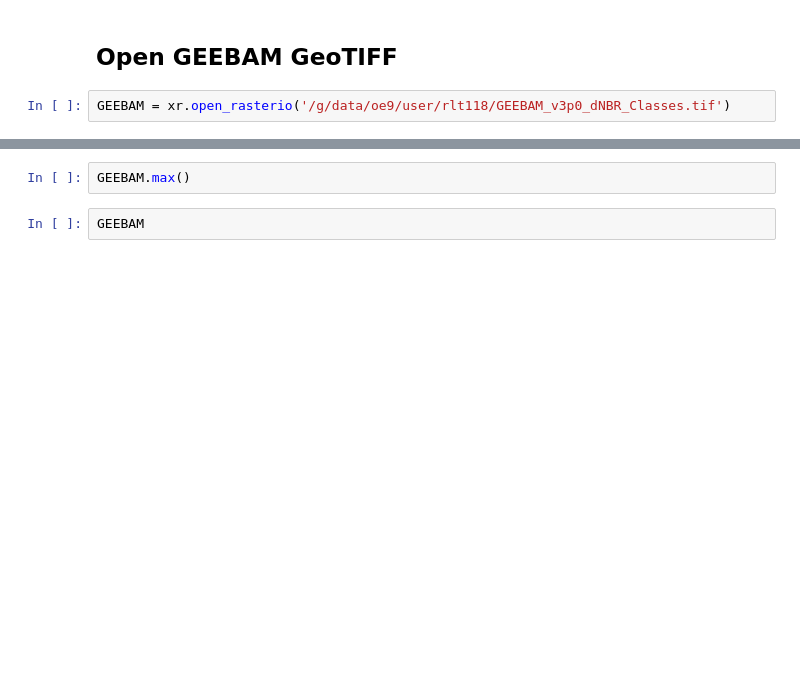
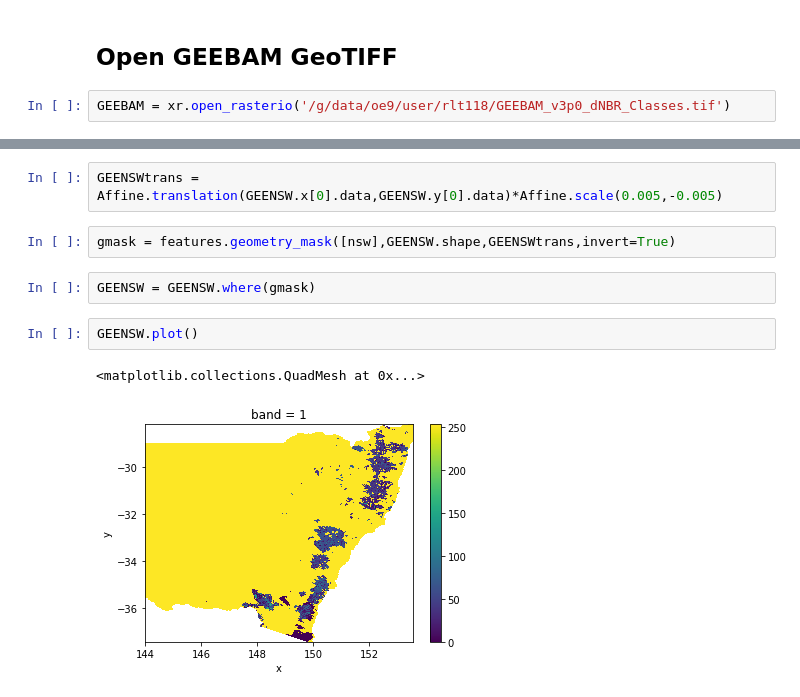
Before and after one commit to richardt94/acawsi_fire, a Jupyter notebook: GEEBAM_AWRA_catchments.ipynb, the cells around one changed output, grey strips where cells are left out. Saved outputs shown, nothing was run; the diff lists cells and outputs as text; blank space fills up the shorter version.

```diff
--- a/GEEBAM_AWRA_catchments.ipynb
+++ b/GEEBAM_AWRA_catchments.ipynb
@@ -135,4 +165,11 @@ GEEBAM.plot()
-# %%
-GEEBAM.max()
-# %%
-GEEBAM
+# %%
+GEENSWtrans = Affine.translation(GEENSW.x[0].data,GEENSW.y[0].data)*Affine.scale(0.005,-0.005)
+# %%
+gmask = features.geometry_mask([nsw],GEENSW.shape,GEENSWtrans,invert=True)
+# %%
+GEENSW = GEENSW.where(gmask)
+# %%
+GEENSW.plot()
+# %% [output]
+<matplotlib.collections.QuadMesh at 0x...>
+[figure, added]
```
Also changed, not shown: parts of 36 cells of this notebook.
